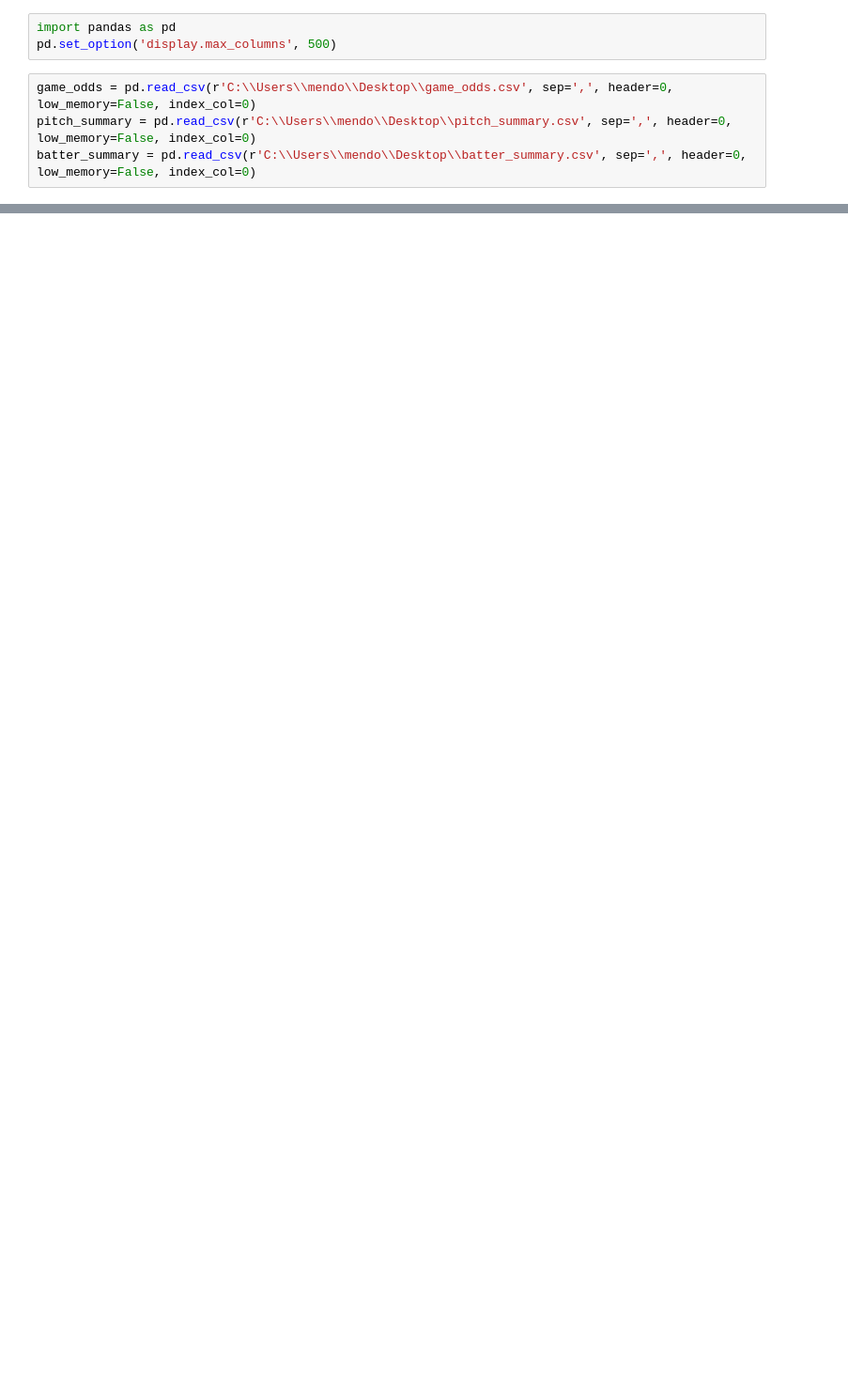
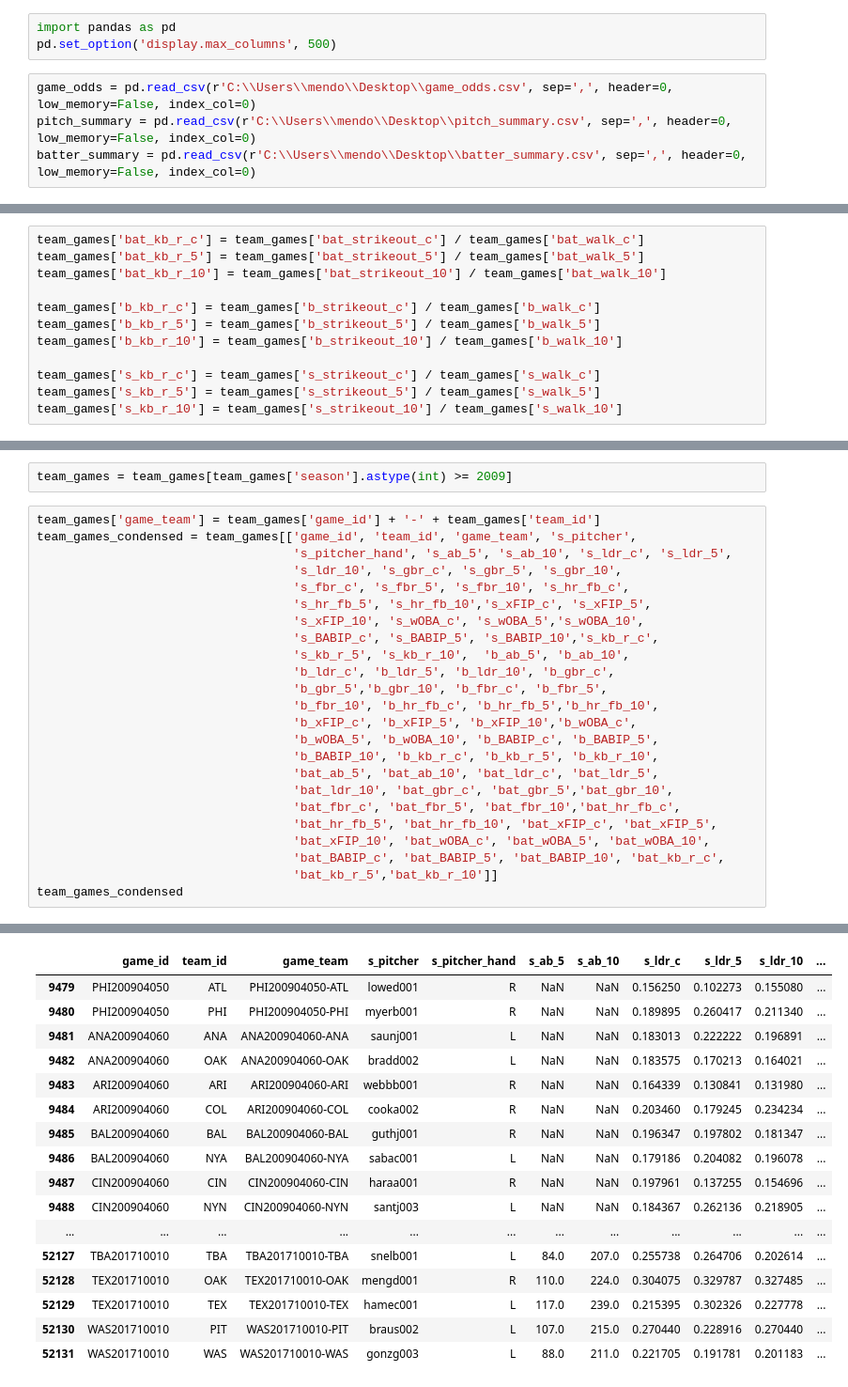
Before and after one commit to George-Mendoza/Baseball-Gambling-Market, a Jupyter notebook: Rolling Calculations.ipynb, the cells around one changed output, grey strips where cells are left out. Shown at 94% size. Saved outputs shown, nothing was run; the diff lists cells and outputs as text; blank space fills up the shorter version.

```diff
--- a/Rolling Calculations.ipynb
+++ b/Rolling Calculations.ipynb
@@ -562,0 +869,12 @@ team_games
+# %%
+team_games['bat_kb_r_c'] = team_games['bat_strikeout_c'] / team_games['bat_walk_c']
+team_games['bat_kb_r_5'] = team_games['bat_strikeout_5'] / team_games['bat_walk_5']
+team_games['bat_kb_r_10'] = team_games['bat_strikeout_10'] / team_games['bat_walk_10']
+
+team_games['b_kb_r_c'] = team_games['b_strikeout_c'] / team_games['b_walk_c']
+team_games['b_kb_r_5'] = team_games['b_strikeout_5'] / team_games['b_walk_5']
+team_games['b_kb_r_10'] = team_games['b_strikeout_10'] / team_games['b_walk_10']
+
+team_games['s_kb_r_c'] = team_games['s_strikeout_c'] / team_games['s_walk_c']
+team_games['s_kb_r_5'] = team_games['s_strikeout_5'] / team_games['s_walk_5']
+team_games['s_kb_r_10'] = team_games['s_strikeout_10'] / team_games['s_walk_10']
@@ -562,0 +993,27 @@ team_games
+# %%
+team_games = team_games[team_games['season'].astype(int) >= 2009]
+# %%
+team_games['game_team'] = team_games['game_id'] + '-' + team_games['team_id']
+team_games_condensed = team_games[['game_id', 'team_id', 'game_team', 's_pitcher',
+                                   's_pitcher_hand', 's_ab_5', 's_ab_10', 's_ldr_c', 's_ldr_5',
+                                   's_ldr_10', 's_gbr_c', 's_gbr_5', 's_gbr_10',
+                                   's_fbr_c', 's_fbr_5', 's_fbr_10', 's_hr_fb_c',
+                                   's_hr_fb_5', 's_hr_fb_10','s_xFIP_c', 's_xFIP_5',
+                                   's_xFIP_10', 's_wOBA_c', 's_wOBA_5','s_wOBA_10',
+                                   's_BABIP_c', 's_BABIP_5', 's_BABIP_10','s_kb_r_c',
+                                   's_kb_r_5', 's_kb_r_10',  'b_ab_5', 'b_ab_10',
+                                   'b_ldr_c', 'b_ldr_5', 'b_ldr_10', 'b_gbr_c',
+                                   'b_gbr_5','b_gbr_10', 'b_fbr_c', 'b_fbr_5',
+                                   'b_fbr_10', 'b_hr_fb_c', 'b_hr_fb_5','b_hr_fb_10',
+                                   'b_xFIP_c', 'b_xFIP_5', 'b_xFIP_10','b_wOBA_c',
+                                   'b_wOBA_5', 'b_wOBA_10', 'b_BABIP_c', 'b_BABIP_5',
+                                   'b_BABIP_10', 'b_kb_r_c', 'b_kb_r_5', 'b_kb_r_10',
+                                   'bat_ab_5', 'bat_ab_10', 'bat_ldr_c', 'bat_ldr_5',
+                                   'bat_ldr_10', 'bat_gbr_c', 'bat_gbr_5','bat_gbr_10',
+                                   'bat_fbr_c', 'bat_fbr_5', 'bat_fbr_10','bat_hr_fb_c',
+                                   'bat_hr_fb_5', 'bat_hr_fb_10', 'bat_xFIP_c', 'bat_xFIP_5',
+                                   'bat_xFIP_10', 'bat_wOBA_c', 'bat_wOBA_5', 'bat_wOBA_10',
+                                   'bat_BABIP_c', 'bat_BABIP_5', 'bat_BABIP_10', 'bat_kb_r_c',
+                                   'bat_kb_r_5','bat_kb_r_10']]
+team_games_condensed
+# %% [output]
@@ -562,0 +1025,17 @@ team_games
+|  | game_id | team_id | game_team | s_pitcher | s_pitcher_hand | s_ab_5 | s_ab_10 | s_ldr_c | s_ldr_5 | s_ldr_10 | ... |
+| 9479 | PHI200904050 | ATL | PHI200904050-ATL | lowed001 | R | NaN | NaN | 0.156250 | 0.102273 | 0.155080 | ... |
+| 9480 | PHI200904050 | PHI | PHI200904050-PHI | myerb001 | R | NaN | NaN | 0.189895 | 0.260417 | 0.211340 | ... |
+| 9481 | ANA200904060 | ANA | ANA200904060-ANA | saunj001 | L | NaN | NaN | 0.183013 | 0.222222 | 0.196891 | ... |
+| 9482 | ANA200904060 | OAK | ANA200904060-OAK | bradd002 | L | NaN | NaN | 0.183575 | 0.170213 | 0.164021 | ... |
+| 9483 | ARI200904060 | ARI | ARI200904060-ARI | webbb001 | R | NaN | NaN | 0.164339 | 0.130841 | 0.131980 | ... |
+| 9484 | ARI200904060 | COL | ARI200904060-COL | cooka002 | R | NaN | NaN | 0.203460 | 0.179245 | 0.234234 | ... |
+| 9485 | BAL200904060 | BAL | BAL200904060-BAL | guthj001 | R | NaN | NaN | 0.196347 | 0.197802 | 0.181347 | ... |
+| 9486 | BAL200904060 | NYA | BAL200904060-NYA | sabac001 | L | NaN | NaN | 0.179186 | 0.204082 | 0.196078 | ... |
+| 9487 | CIN200904060 | CIN | CIN200904060-CIN | haraa001 | R | NaN | NaN | 0.197961 | 0.137255 | 0.154696 | ... |
+| 9488 | CIN200904060 | NYN | CIN200904060-NYN | santj003 | L | NaN | NaN | 0.184367 | 0.262136 | 0.218905 | ... |
+| ... | ... | ... | ... | ... | ... | ... | ... | ... | ... | ... | ... |
+| 52127 | TBA201710010 | TBA | TBA201710010-TBA | snelb001 | L | 84.0 | 207.0 | 0.255738 | 0.264706 | 0.202614 | ... |
+| 52128 | TEX201710010 | OAK | TEX201710010-OAK | mengd001 | R | 110.0 | 224.0 | 0.304075 | 0.329787 | 0.327485 | ... |
+| 52129 | TEX201710010 | TEX | TEX201710010-TEX | hamec001 | L | 117.0 | 239.0 | 0.215395 | 0.302326 | 0.227778 | ... |
+| 52130 | WAS201710010 | PIT | WAS201710010-PIT | braus002 | L | 107.0 | 215.0 | 0.270440 | 0.228916 | 0.270440 | ... |
+| 52131 | WAS201710010 | WAS | WAS201710010-WAS | gonzg003 | L | 88.0 | 211.0 | 0.221705 | 0.191781 | 0.201183 | ... |
```
Also changed, not shown: parts of 27 cells of this notebook, 2 other files.
